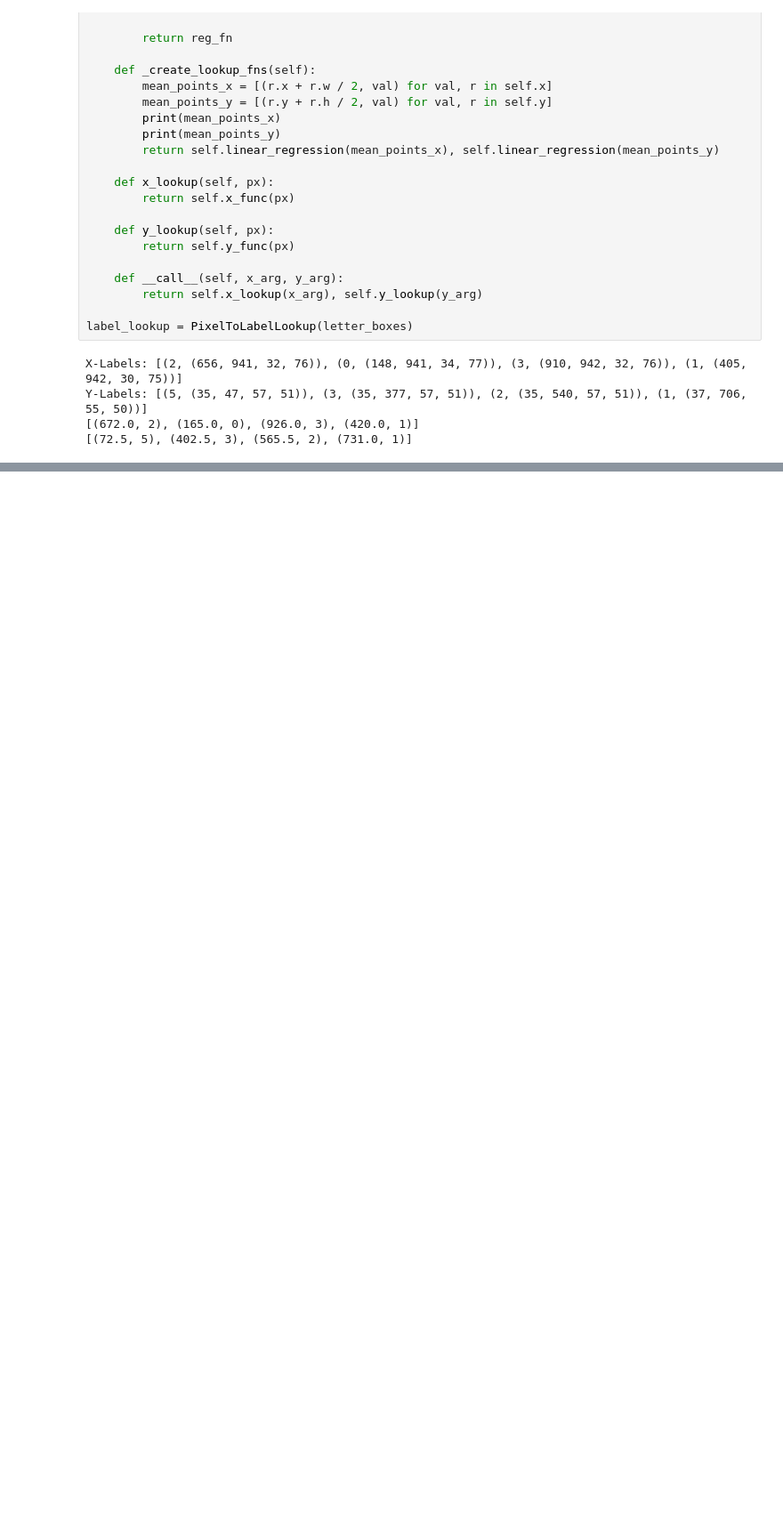
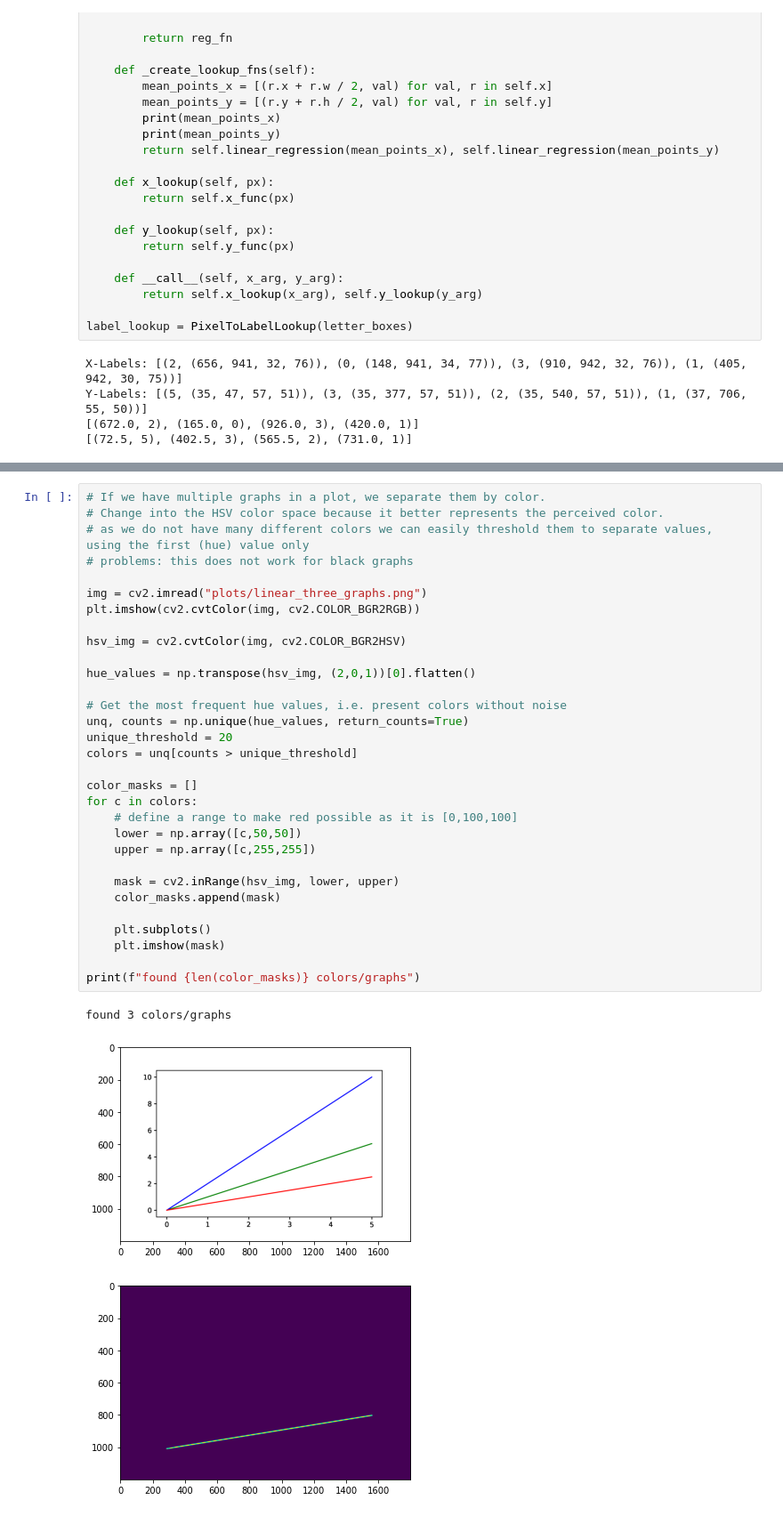
Before and after one commit to almajo/reverse-plot, a Jupyter notebook: prototype.ipynb, the cells around one changed output, grey strips where cells are left out. Shown at 89% size. Saved outputs shown, nothing was run; the diff lists cells and outputs as text; blank space fills up the shorter version.

```diff
--- a/prototype.ipynb
+++ b/prototype.ipynb
@@ -229,0 +235,35 @@ label_lookup(672,402.5)
+# %%
+# If we have multiple graphs in a plot, we separate them by color.
+# Change into the HSV color space because it better represents the perceived color.
+# as we do not have many different colors we can easily threshold them to separate values, using the first (hue) value only
+# problems: this does not work for black graphs
+
+img = cv2.imread("plots/linear_three_graphs.png")
+plt.imshow(cv2.cvtColor(img, cv2.COLOR_BGR2RGB))
+
+hsv_img = cv2.cvtColor(img, cv2.COLOR_BGR2HSV)
+
+hue_values = np.transpose(hsv_img, (2,0,1))[0].flatten()
+
+# Get the most frequent hue values, i.e. present colors without noise
+unq, counts = np.unique(hue_values, return_counts=True)
+unique_threshold = 20
+colors = unq[counts > unique_threshold]
+
+color_masks = []
+for c in colors:
+    # define a range to make red possible as it is [0,100,100]
+    lower = np.array([c,50,50])
+    upper = np.array([c,255,255])
+
+    mask = cv2.inRange(hsv_img, lower, upper)
+    color_masks.append(mask)
+
+    plt.subplots()
+    plt.imshow(mask)
+
+print(f"found {len(color_masks)} colors/graphs")
+# %% [output]
+found 3 colors/graphs
+[figure, added]
+[figure, added]
```
Also changed, not shown: parts of 4 cells of this notebook.
